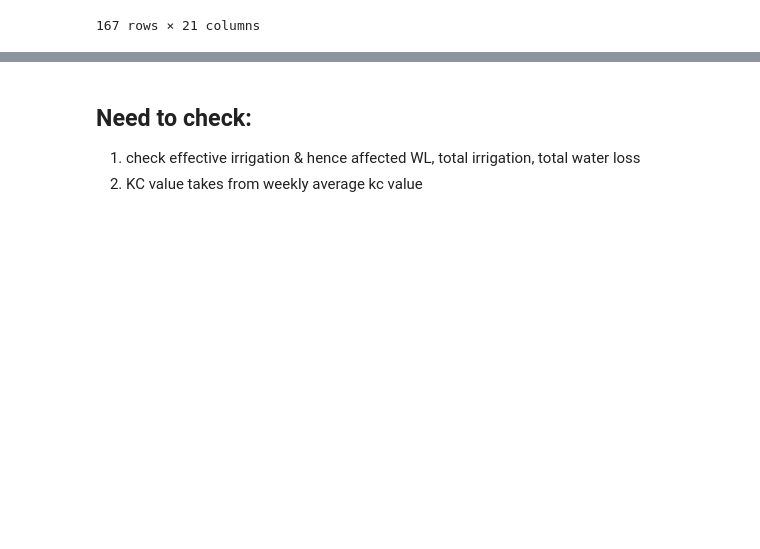
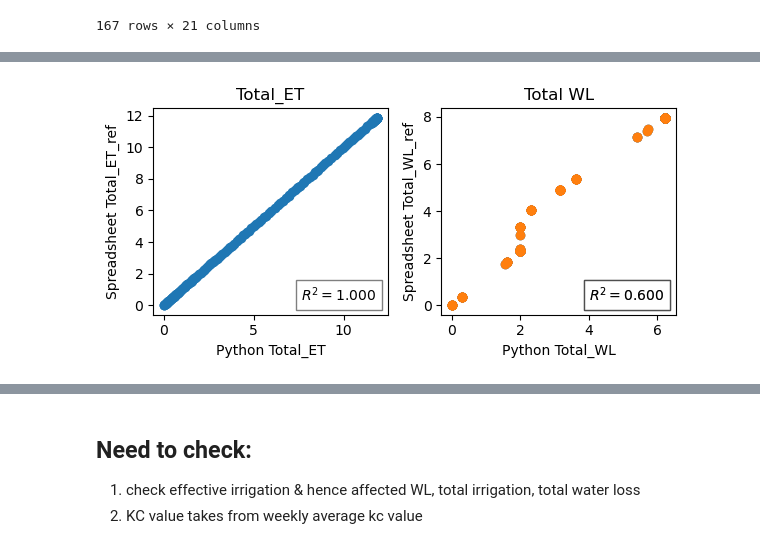
Before and after one commit to dsyang1024/SoilMoisture_analysis, a Jupyter notebook: Irrigation_Soybean.ipynb, the cells around one changed output, grey strips where cells are left out. Drawn from its saved outputs; the diff is of its cells as text; code cells hidden in the pictures; blank space fills up the shorter version.

```diff
--- a/Irrigation_Soybean.ipynb
+++ b/Irrigation_Soybean.ipynb
@@ -408,7 +461,7 @@ def Kc_Corn (Date, WPE, Kc_avg, ETo_in, AWHCrz, Eff_Rain, eff_irr, SWDPadj, WTab
     if index == 0:
         WL=0
     elif (SWD_1+ET-Eff_Rain-eff_irr) < 0:
-        WL= -SWD_1-ET+Eff_Rain+eff_irr+U_Flux
+        WL= -SWD_1-ET+Eff_Rain+eff_irr # with flux WL= -SWD_1-ET+Eff_Rain+eff_irr+U_Flux
     else:
         WL=0
 
@@ -417,7 +470,7 @@ def Kc_Corn (Date, WPE, Kc_avg, ETo_in, AWHCrz, Eff_Rain, eff_irr, SWDPadj, WTab
     elif SWDPadj != 'a':
         SWD = SWDPadj * AWHCrz
     else:
-        SWD = SWD_1+ET+WL-Eff_Rain-eff_irr-U_Flux
+        SWD = SWD_1+ET+WL-Eff_Rain-eff_irr # with flux,  SWD = SWD_1+ET+WL-Eff_Rain-eff_irr-U_Flux
 
 
     if index==0:
@@ -519,0 +577,4 @@ See the caveats in the documentation: https://pandas.pydata.org/pandas-docs/stab
+# %%
+df_Soy_ref=df_Soybean[['Date', 'Total\nET', 'Total\nRain', 'Total\nIrrigation', 'Total\nWater Losses']]
+df_Soy_ref = df_Soy_ref.rename(columns={'Total\nET':'Total_ET_ref', 'Total\nRain': 'Total_rain_ref', 'Total\nIrrigation':'Total_irri_ref', 'Total\nWater Losses':'Total_WL_ref'})
+df_Soy_ref
@@ -519,0 +595,4 @@ See the caveats in the documentation: https://pandas.pydata.org/pandas-docs/stab
+# %%
+dat1=dat.loc[ :, ['Date', 'Total_ET', 'Total_Rain', 'Total_Irr','Total_WL']]
+dat_soy_merge= dat1.merge(df_Soy_ref, how='left', on='Date')
+dat_soy_merge
@@ -519,0 +613,35 @@ See the caveats in the documentation: https://pandas.pydata.org/pandas-docs/stab
+# %%
+fig, (ax1, ax2) = plt.subplots(1, 2, figsize=(6, 3))
+
+# First plot for Total_ET vs Total_ET_ref
+ax1.set_xlabel('Python Total_ET')
+ax1.set_ylabel('Spreadsheet Total_ET_ref')
+ax1.scatter(dat_soy_merge['Total_ET'], dat_soy_merge['Total_ET_ref'])
+r_squared1 = r2_score(dat_soy_merge['Total_ET'], dat_soy_merge['Total_ET_ref'])
+ax1.annotate(r"$R^2 = {:.3f}$".format(r_squared1), xy=(0.95, 0.05), xycoords='axes fraction',
+             ha='right', va='bottom', fontsize=10, bbox=dict(facecolor='white', alpha=0.5))
+ax1.set_title('Total_ET')
+
+# Second plot for Total_Rain vs Total_Rain_ref
+ax2.set_xlabel('Python Total_WL')
+ax2.set_ylabel('Spreadsheet Total_WL_ref')
+ax2.scatter(dat_soy_merge['Total_WL'], dat_soy_merge['Total_WL_ref'])
+r_squared2 = r2_score(dat_soy_merge['Total_WL'], dat_soy_merge['Total_WL_ref'])
+ax2.annotate(r"$R^2 = {:.3f}$".format(r_squared2), xy=(0.95, 0.05), xycoords='axes fraction',
+             ha='right', va='bottom', fontsize=10, bbox=dict(facecolor='white', alpha=0.5))
+ax2.set_title('Total WL')
+
+# Third plot for Total_Rain vs Total_Rain_ref
+ax2.set_xlabel('Python Total_WL')
+ax2.set_ylabel('Spreadsheet Total_WL_ref')
+ax2.scatter(dat_soy_merge['Total_WL'], dat_soy_merge['Total_WL_ref'])
+r_squared2 = r2_score(dat_soy_merge['Total_WL'], dat_soy_merge['Total_WL_ref'])
+ax2.annotate(r"$R^2 = {:.3f}$".format(r_squared2), xy=(0.95, 0.05), xycoords='axes fraction',
+             ha='right', va='bottom', fontsize=10, bbox=dict(facecolor='white', alpha=0.5))
+ax2.set_title('Total WL')
+
+# Adjust layout and show the plot
+plt.tight_layout()
+plt.show()
+# %% [output]
+[figure, added]
```
Also changed, not shown: parts of 19 cells of this notebook.
